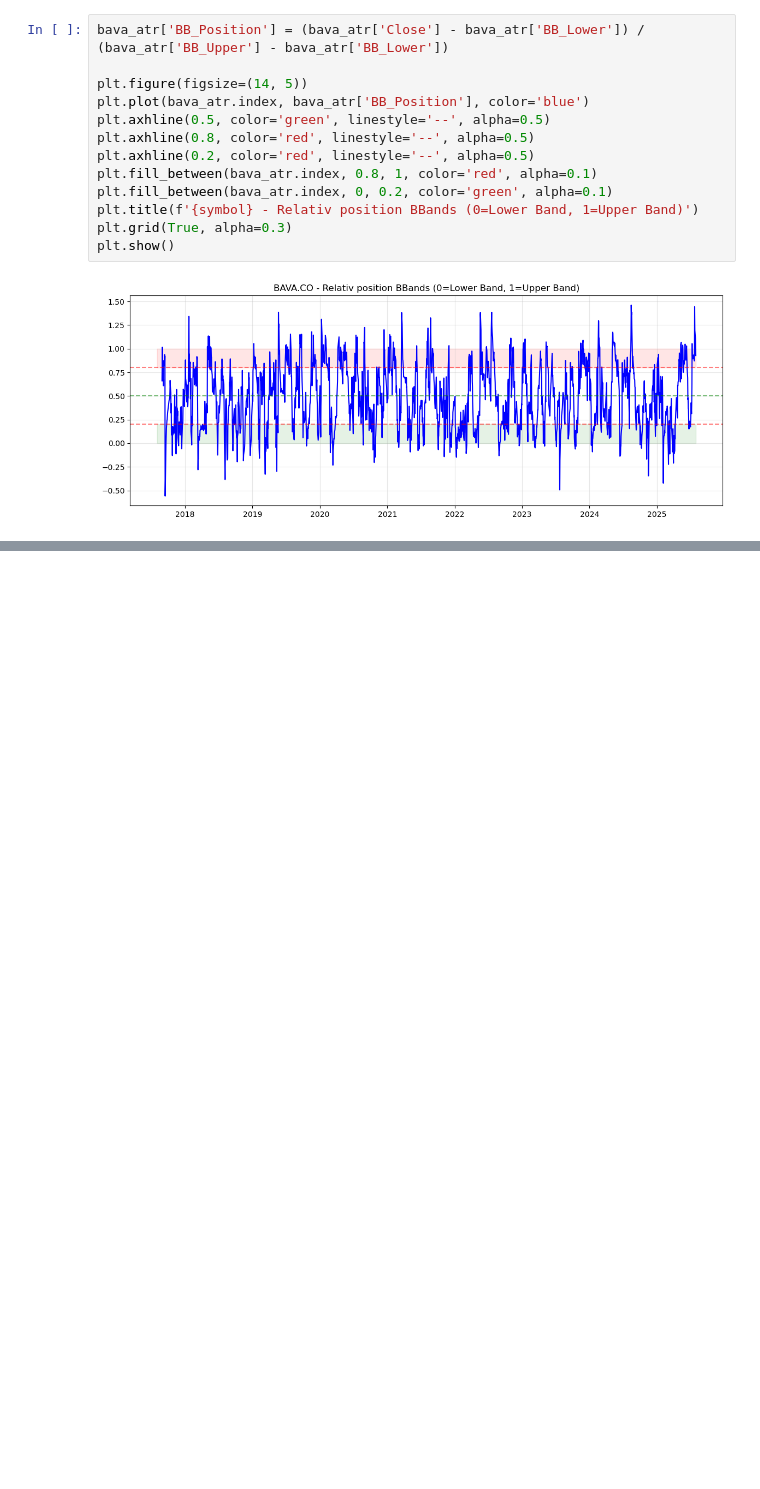
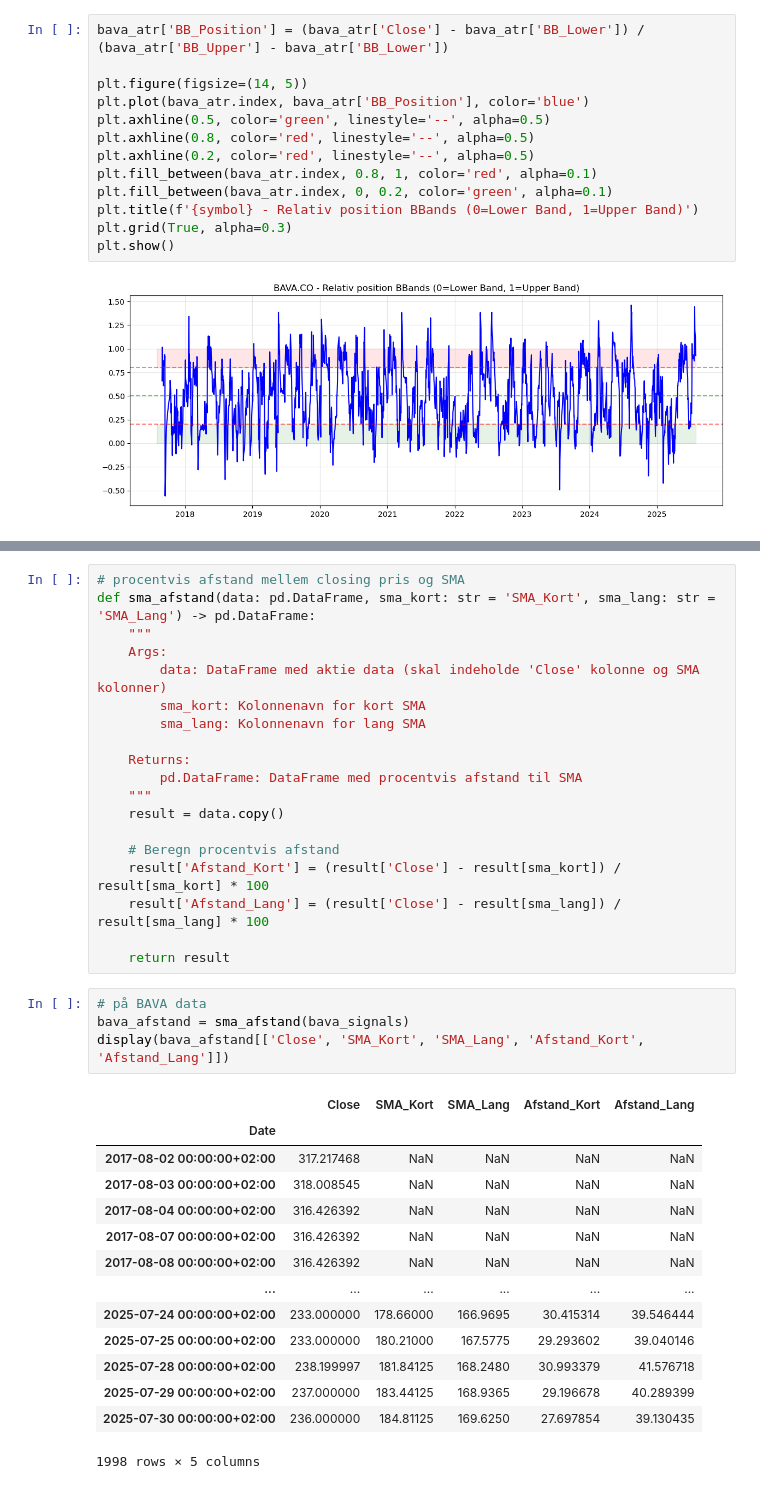
Before and after one commit to johanschaarup/ML-OMXC25, a Jupyter notebook: notebooks/01_data_explore.ipynb, the cells around one changed output, grey strips where cells are left out. Cells and saved outputs as stored; diff of their text form; blank space fills up the shorter version.

```diff
--- a/notebooks/01_data_explore.ipynb
+++ b/notebooks/01_data_explore.ipynb
@@ -801,0 +907,38 @@ plt.show()
+# %%
+# procentvis afstand mellem closing pris og SMA
+def sma_afstand(data: pd.DataFrame, sma_kort: str = 'SMA_Kort', sma_lang: str = 'SMA_Lang') -> pd.DataFrame:
+    """
+    Args:
+        data: DataFrame med aktie data (skal indeholde 'Close' kolonne og SMA kolonner)
+        sma_kort: Kolonnenavn for kort SMA
+        sma_lang: Kolonnenavn for lang SMA
+
+    Returns:
+        pd.DataFrame: DataFrame med procentvis afstand til SMA
+    """
+    result = data.copy()
+
+    # Beregn procentvis afstand
+    result['Afstand_Kort'] = (result['Close'] - result[sma_kort]) / result[sma_kort] * 100
+    result['Afstand_Lang'] = (result['Close'] - result[sma_lang]) / result[sma_lang] * 100
+
+    return result
+# %%
+# på BAVA data
+bava_afstand = sma_afstand(bava_signals)
+display(bava_afstand[['Close', 'SMA_Kort', 'SMA_Lang', 'Afstand_Kort', 'Afstand_Lang']])
+# %% [output]
+|  | Close | SMA_Kort | SMA_Lang | Afstand_Kort | Afstand_Lang |
+| Date |  |  |  |  |  |
+| 2017-08-02 00:00:00+02:00 | 317.217468 | NaN | NaN | NaN | NaN |
+| 2017-08-03 00:00:00+02:00 | 318.008545 | NaN | NaN | NaN | NaN |
+| 2017-08-04 00:00:00+02:00 | 316.426392 | NaN | NaN | NaN | NaN |
+| 2017-08-07 00:00:00+02:00 | 316.426392 | NaN | NaN | NaN | NaN |
+| 2017-08-08 00:00:00+02:00 | 316.426392 | NaN | NaN | NaN | NaN |
+| ... | ... | ... | ... | ... | ... |
+| 2025-07-24 00:00:00+02:00 | 233.000000 | 178.66000 | 166.9695 | 30.415314 | 39.546444 |
+| 2025-07-25 00:00:00+02:00 | 233.000000 | 180.21000 | 167.5775 | 29.293602 | 39.040146 |
+| 2025-07-28 00:00:00+02:00 | 238.199997 | 181.84125 | 168.2480 | 30.993379 | 41.576718 |
+| 2025-07-29 00:00:00+02:00 | 237.000000 | 183.44125 | 168.9365 | 29.196678 | 40.289399 |
+| 2025-07-30 00:00:00+02:00 | 236.000000 | 184.81125 | 169.6250 | 27.697854 | 39.130435 |
+1998 rows × 5 columns
```
Also changed, not shown: parts of 20 cells of this notebook.
